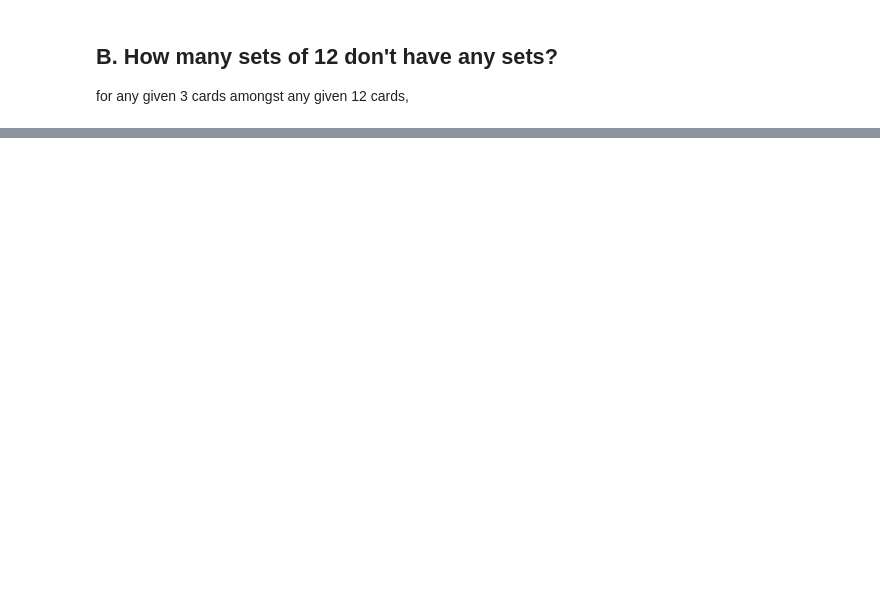
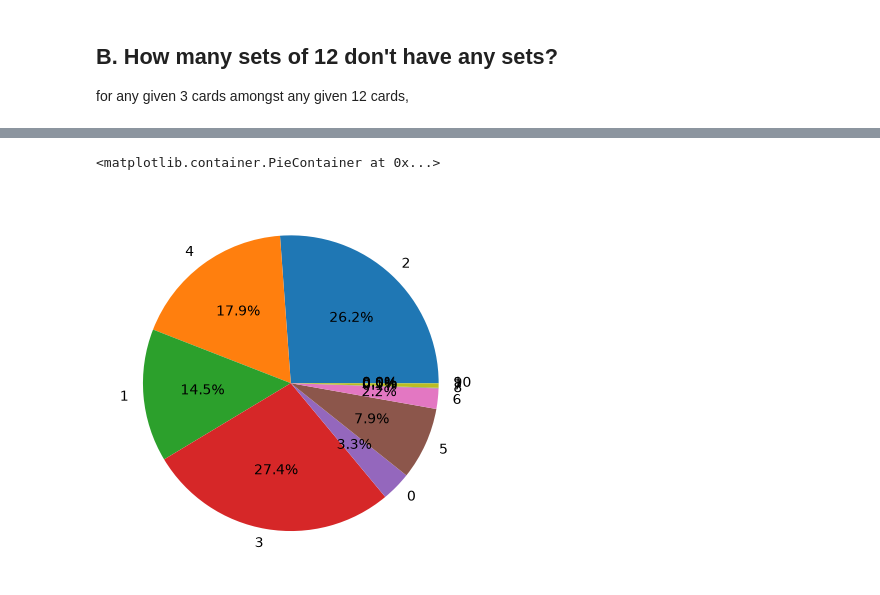
Before and after one commit to JayTongue/set_game, a Jupyter notebook: modeling.ipynb, the cells around one changed output, grey strips where cells are left out. Drawn from its saved outputs; the diff is of its cells as text; code cells hidden in the pictures; blank space fills up the shorter version.

Commit message:
running trials on stats

```diff
--- a/modeling.ipynb
+++ b/modeling.ipynb
@@ -76,8 +84,8 @@ tests = [[[0, 0, 0, 0], [0, 0, 0, 1], [0, 0, 0, 2]],
 answers = [True, False, True, True, False]
 
 for t, a in zip(tests, answers):
-    if check_colinearity(*t) == a:
-        print('pass')
+    if (outcome := check_colinearity(*t))[0] == a:
+        print('pass', outcome)
     else:
-        print('fail')
+        print('fail', outcome)
 # %% [output]
@@ -128,6 +136,15 @@ def display_grid(twelve):
         for line in range(5):
             line = [f'{card.vis[line]} ' for card in cards]
             print(''.join(line))
+# %%
+def count_sets(twelve):
+    sets = 0
+    for comb in combinations(range(12), 3):
+        cards = [twelve[c] for c in comb]
+        set_found = check_colinearity(*cards)[0]
+        if set_found:
+            sets += 1
+    return sets
 # %%
 random_12 = {j: [random.choice(choices) for _ in range(4)] for j in range(12)}
 # pprint(random_12)
@@ -160,0 +187,21 @@ for comb in combinations(range(12), 3):
+# %%
+total_boards = 707_243_201_847
+every_possible_card = [] #81 cards, not too much RAM
+for a in range(3):
+    for b in range(3):
+        for c in range(3):
+            for d in range(3):
+                every_possible_card.append([a, b, c, d])
+
+set_counter = defaultdict(int)
+trials = int(1e5)
+for _ in tqdm(range(trials)):
+    combo = random.sample(every_possible_card, 12)
+# for combo in tqdm(combinations(every_possible_card, 12)):
+    n_sets = count_sets(combo)
+    set_counter[n_sets] += 1
+    # if counter % int(1e9) == 0:
+    #     print(f'{100*(counter/total_boards)}%' )
+
+outcomes = {k: 100*(v/trials) for k, v in set_counter.items()}
+pprint(outcomes)
@@ -160,0 +220,9 @@ for comb in combinations(range(12), 3):
+# %%
+labels = outcomes.keys()
+sizes = outcomes.values()
+
+fix, ax = plt.subplots()
+ax.pie(sizes, labels=labels, autopct='%1.1f%%')
+# %% [output]
+<matplotlib.container.PieContainer at 0x...>
+[figure, added]
```
Also changed, not shown: parts of 7 cells of this notebook, 3 other files.
